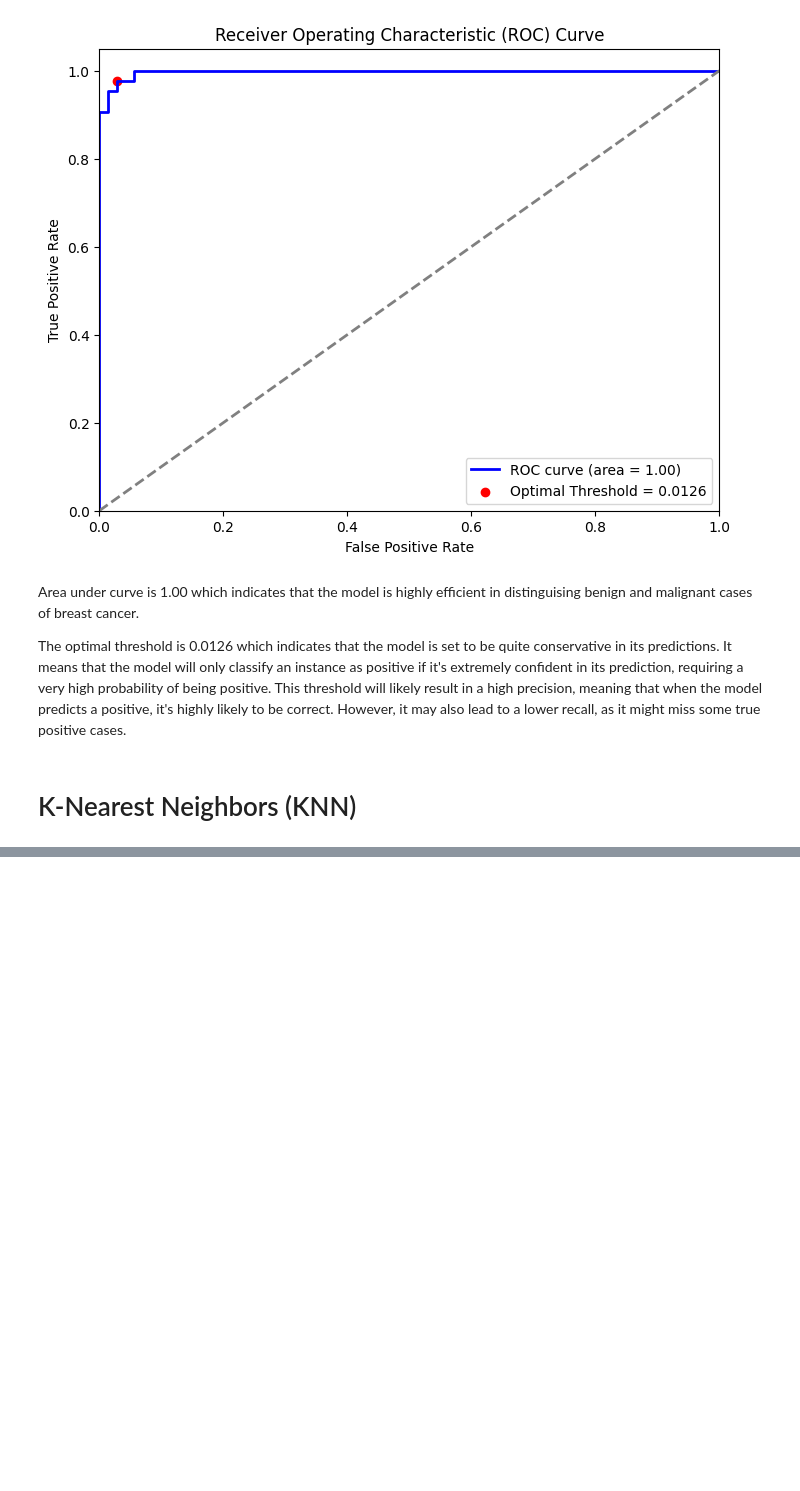
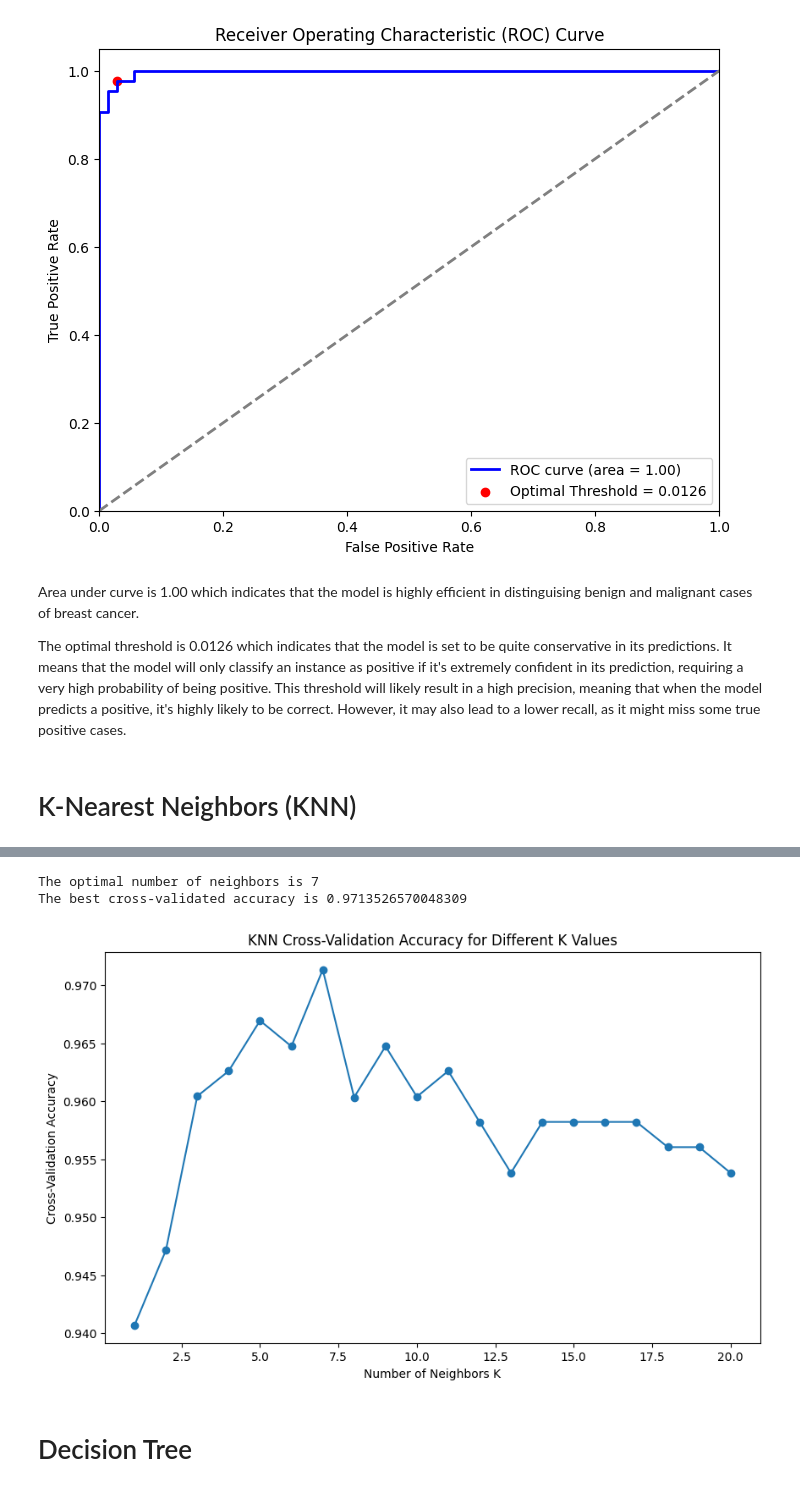
Before and after one commit to Angana007/machine_learning_classwork, a Jupyter notebook: classwork_classification_models_breast_cancer_dataset.ipynb, the cells around one changed output, grey strips where cells are left out. Saved outputs shown, nothing was run; the diff lists cells and outputs as text; code cells hidden in the pictures; blank space fills up the shorter version.

```diff
--- a/classwork_classification_models_breast_cancer_dataset.ipynb
+++ b/classwork_classification_models_breast_cancer_dataset.ipynb
@@ -415,0 +524,43 @@ The optimal threshold is 0.0126 which indicates that the model is set to be quit
+# %%
+from sklearn.model_selection import GridSearchCV
+
+# Define the parameter grid
+param_grid = {'knn__n_neighbors': np.arange(1, 21)}
+
+# Create a pipeline with a scaler and KNN classifier
+pipeline = Pipeline([
+    ('scaler', StandardScaler()),    # Standardize the data
+    ('knn', KNeighborsClassifier())  # KNN classifier
+])
+
+# Initialize GridSearchCV
+grid_search = GridSearchCV(pipeline, param_grid, cv=10, scoring='accuracy') # 10-fold cross-validation
+#the data will be split into 10 parts, and the model will be trained and evaluated 10 times, each time using a different part of the data as the validation set.
+
+# Fit GridSearchCV to the data
+grid_search.fit(x_train, y_train)
+
+# Get the best k value
+optimal_k = grid_search.best_params_['knn__n_neighbors']
+print(f"The optimal number of neighbors is {optimal_k}")
+
+# Get the best score
+best_score = grid_search.best_score_
+print(f"The best cross-validated accuracy is {best_score}")
+
+# Get the cross-validation results
+cv_results = grid_search.cv_results_
+
+# Plot the cross-validation accuracy for different k values
+plt.figure(figsize=(10, 6))
+plt.plot(param_grid['knn__n_neighbors'], cv_results['mean_test_score'], marker='o')
+plt.xlabel('Number of Neighbors K')
+plt.ylabel('Cross-Validation Accuracy')
+plt.title('KNN Cross-Validation Accuracy for Different K Values')
+plt.show()
+# %% [output]
+The optimal number of neighbors is 7
+The best cross-validated accuracy is 0.9713526570048309
+[figure, added]
+# %% [markdown]
+# Decision Tree
```
Also changed, not shown: parts of 25 cells of this notebook.
